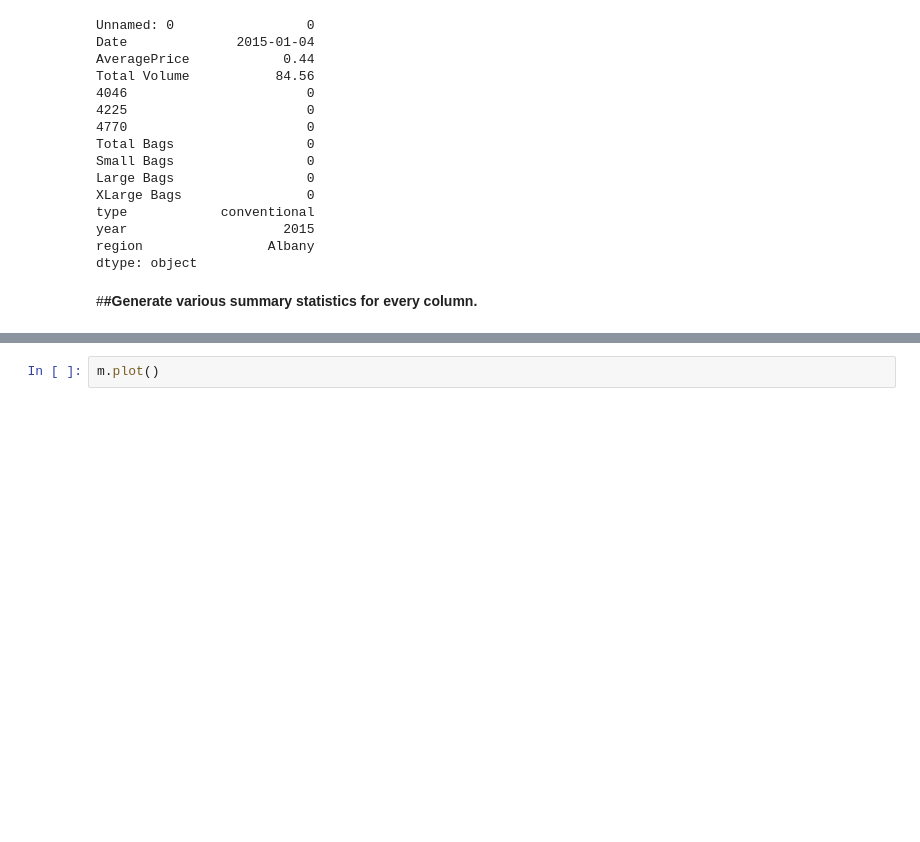
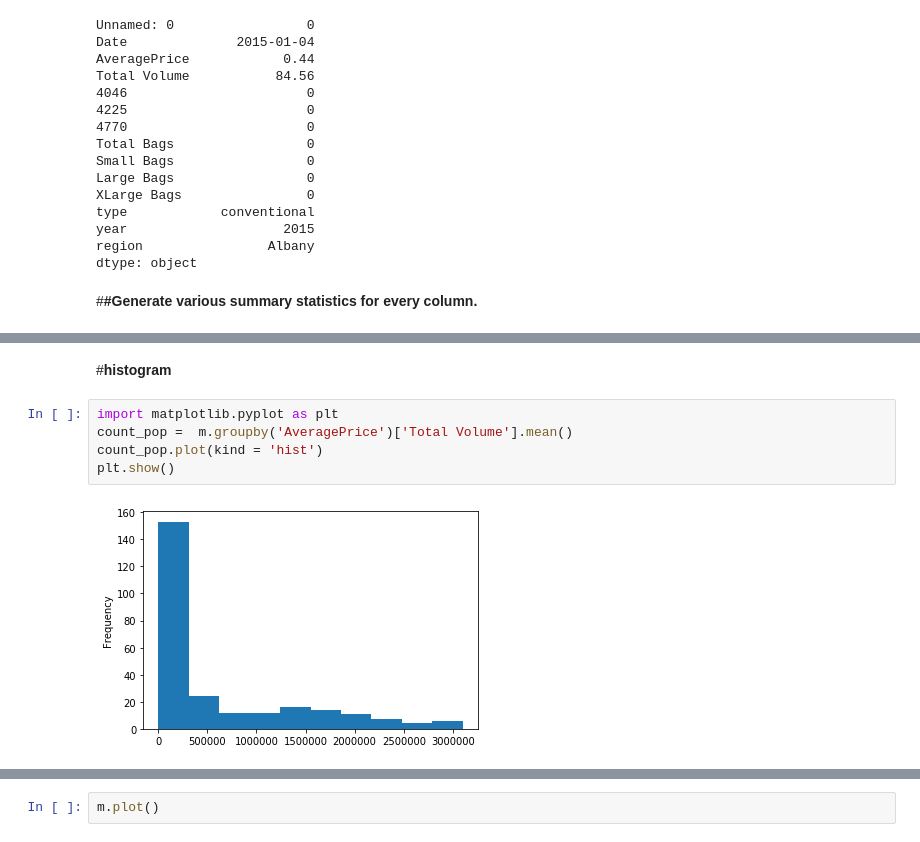
Before and after one commit to 19pa1a0451/Gollapudi-sandeep, a Jupyter notebook: legends.ipynb, the cells around one changed output, grey strips where cells are left out. Drawn from its saved outputs; the diff is of its cells as text; blank space fills up the shorter version.

```diff
--- a/legends.ipynb
+++ b/legends.ipynb
@@ -304,0 +606,9 @@ m.describe()
+# %% [markdown]
+#**histogram**
+# %%
+import matplotlib.pyplot as plt
+count_pop =  m.groupby('AveragePrice')['Total Volume'].mean()
+count_pop.plot(kind = 'hist')
+plt.show()
+# %% [output]
+[figure, added]
```
Also changed, not shown: parts of 49 cells of this notebook.
